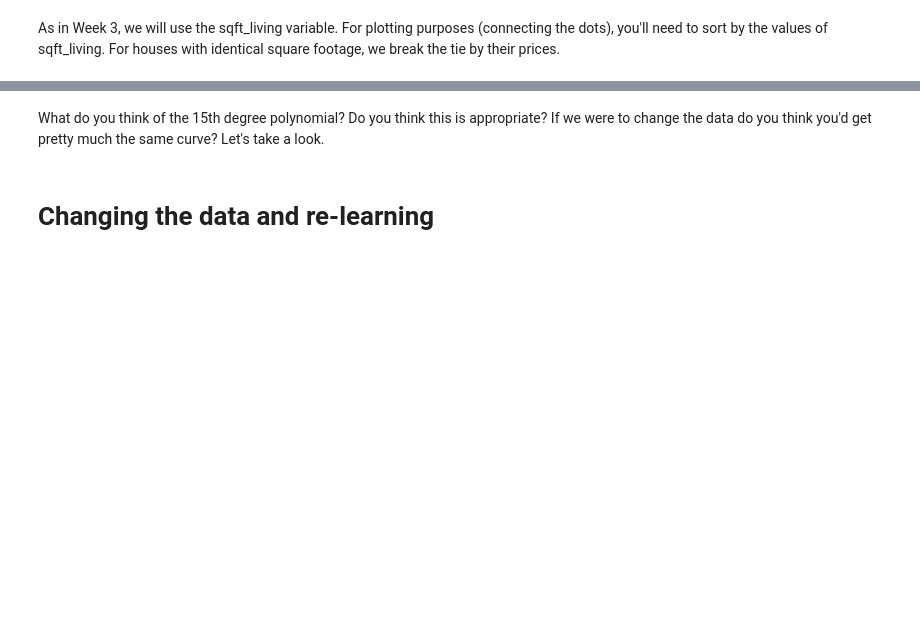
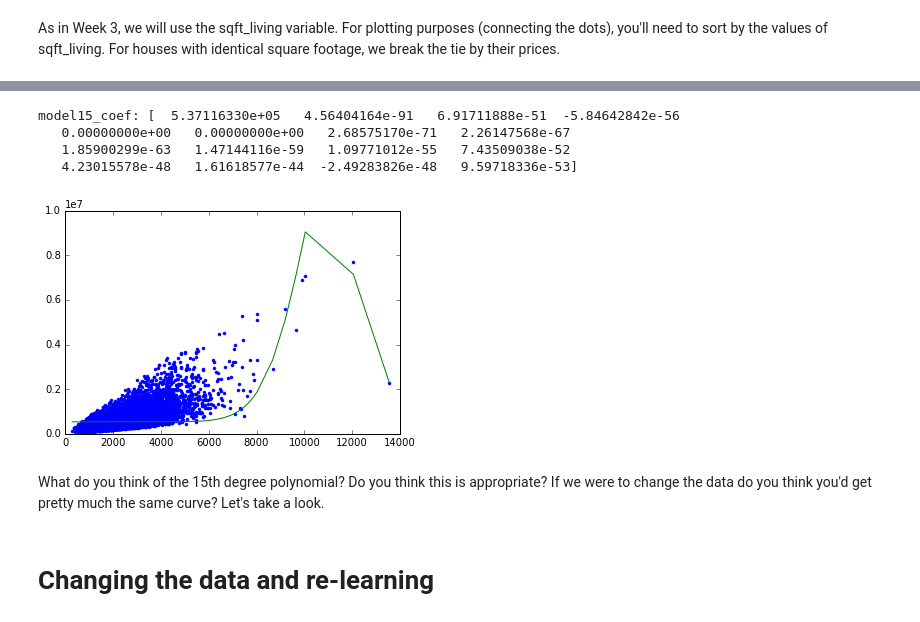
Before and after one commit to ddumet/coursera_machine_learning_pathway_regression, a Jupyter notebook: week-3-polynomial-regression-assignment.ipynb, the cells around one changed output, grey strips where cells are left out. Cells and saved outputs as stored; diff of their text form; code cells hidden in the pictures; blank space fills up the shorter version.

```diff
--- a/week-3-polynomial-regression-assignment.ipynb
+++ b/week-3-polynomial-regression-assignment.ipynb
@@ -135,3 +219,16 @@ Now try a 15th degree polynomial:
+# %%
+model15_coef = np.append(model15.intercept_,model15.coef_)
+print("model15_coef:",model15_coef)
+# %% [output]
+model15_coef: [  5.37116330e+05   4.56404164e-91   6.91711888e-51  -5.84642842e-56
+   0.00000000e+00   0.00000000e+00   2.68575170e-71   2.26147568e-67
+   1.85900299e-63   1.47144116e-59   1.09771012e-55   7.43509038e-52
+   4.23015578e-48   1.61618577e-44  -2.49283826e-48   9.59718336e-53]
+# %%
+plt.plot(poly15_data["power_1"],sales["price"],'.',
+        poly15_data["power_1"], model15.predict(poly15_data),'-');
+# %% [output]
+[figure, added]
 # %% [markdown]
 What do you think of the 15th degree polynomial? Do you think this is appropriate? If we were to change the data do you think you'd get pretty much the same curve? Let's take a look.
 # %% [markdown]
```
Also changed, not shown: parts of 46 cells of this notebook.
